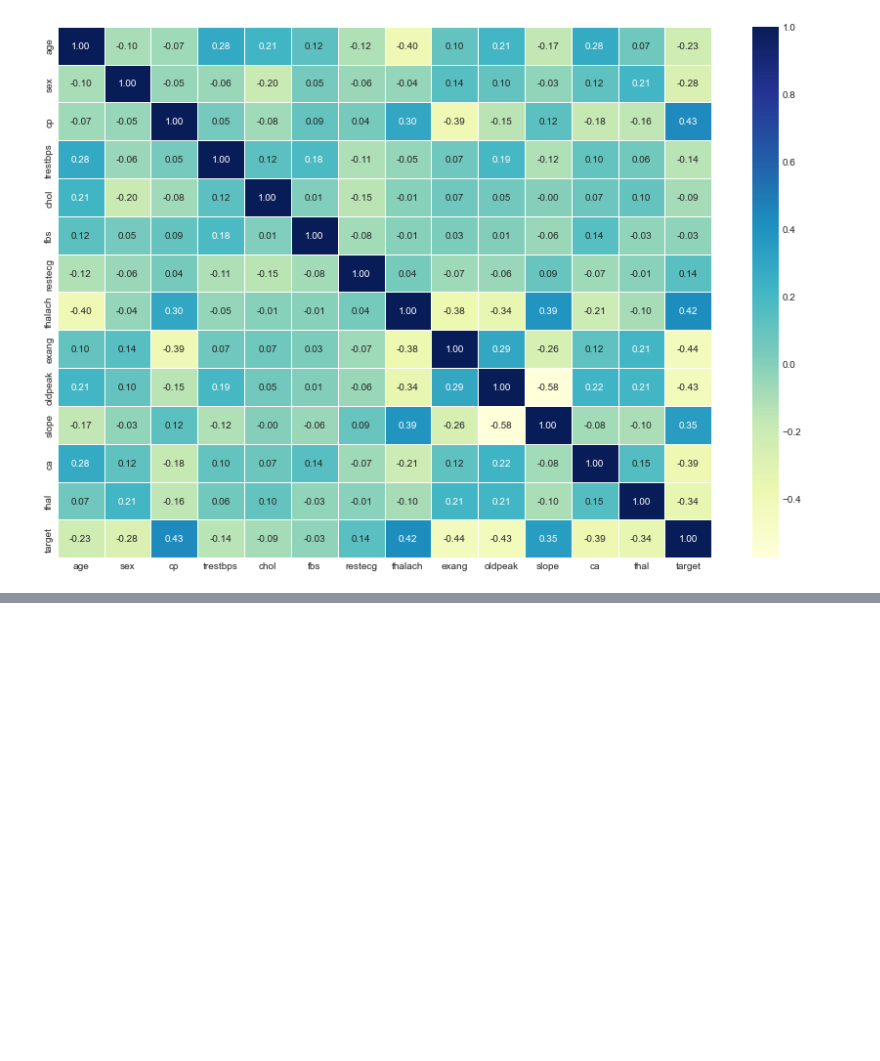
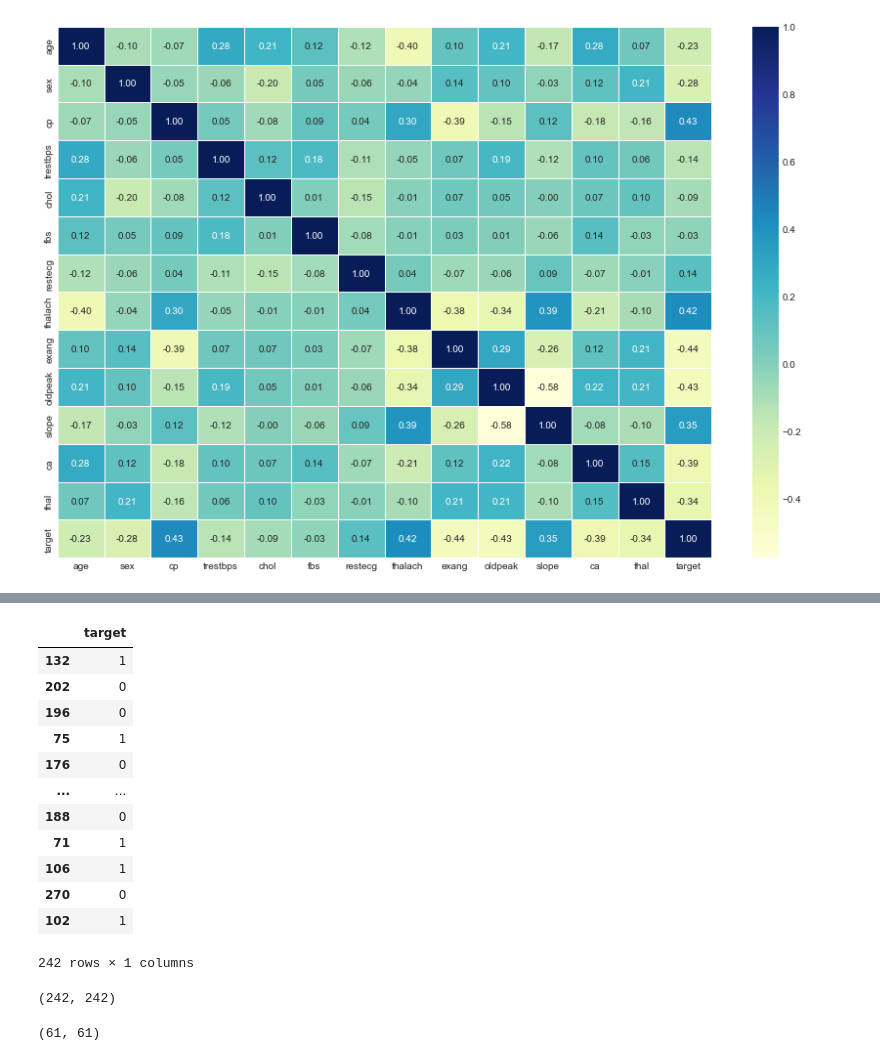
Before and after one commit to muhammadanas0716/Machine-Learning-101, a Jupyter notebook: Heart Disease Classification/Heart Disease Classification.ipynb, the cells around one changed output, grey strips where cells are left out. Saved outputs shown, nothing was run; the diff lists cells and outputs as text; code cells hidden in the pictures; blank space fills up the shorter version.

```diff
--- a/Heart Disease Classification/Heart Disease Classification.ipynb
+++ b/Heart Disease Classification/Heart Disease Classification.ipynb
@@ -437,0 +440,24 @@ Name: target, Length: 303, dtype: int64
+# %%
+pd.DataFrame(y_train)
+# %% [output]
+|  | target |
+| 132 | 1 |
+| 202 | 0 |
+| 196 | 0 |
+| 75 | 1 |
+| 176 | 0 |
+| ... | ... |
+| 188 | 0 |
+| 71 | 1 |
+| 106 | 1 |
+| 270 | 0 |
+| 102 | 1 |
+242 rows × 1 columns
+# %%
+len(X_train), len(y_train)
+# %% [output]
+(242, 242)
+# %%
+len(X_test), len(y_test)
+# %% [output]
+(61, 61)
```
Also changed, not shown: parts of 14 cells of this notebook.
